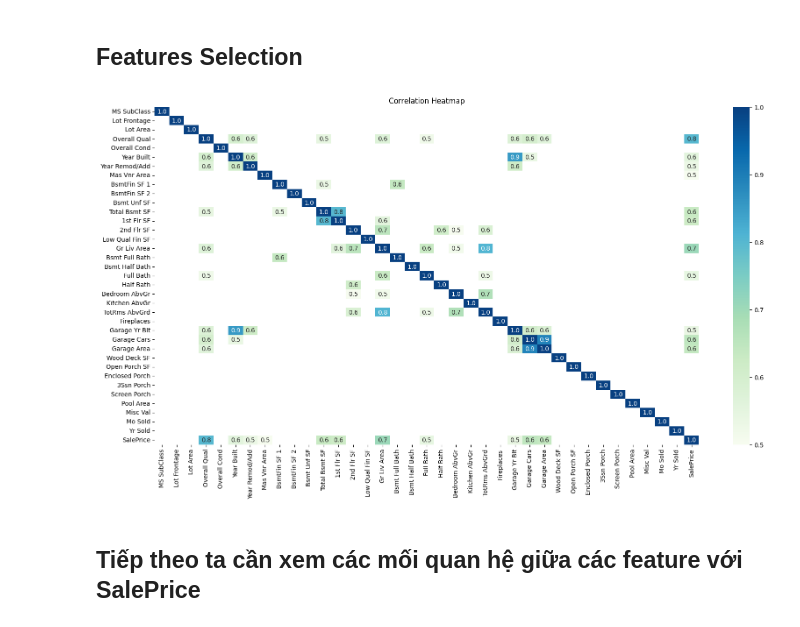
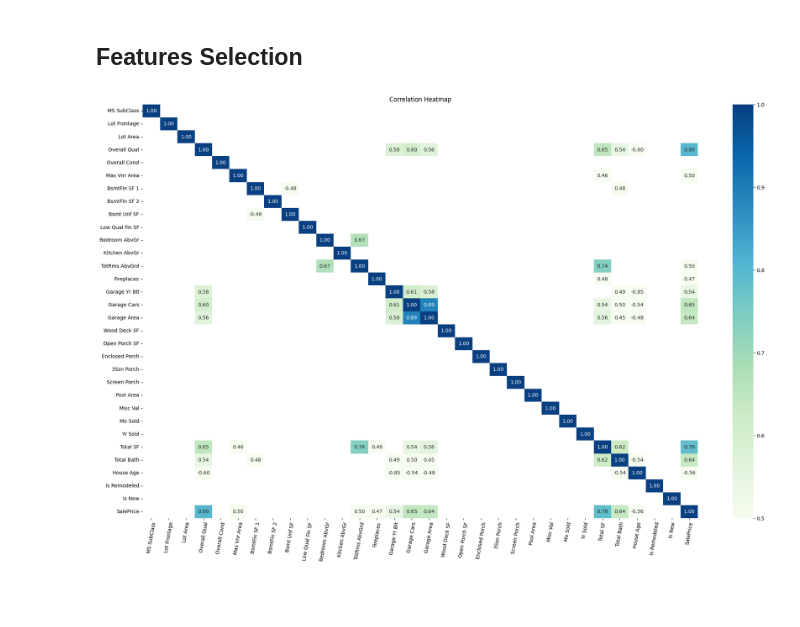
Before and after one commit to quocanh944/AmesHousingML, a Jupyter notebook: final.ipynb, the cells around one changed output. Drawn from its saved outputs; the diff is of its cells as text; code cells hidden in the pictures; blank space fills up the shorter version.

```diff
--- a/final.ipynb
+++ b/final.ipynb
@@ -256,21 +372,38 @@ categorical_features = df.select_dtypes(include=['object'])
+# %%
+df['Total SF'] = df['Total Bsmt SF'] + df['Gr Liv Area'] + df['1st Flr SF'] + df['2nd Flr SF']
+df['Total Bath'] = df['Full Bath'] + df['Bsmt Full Bath'] + 0.5 * (df['Half Bath'] + df['Bsmt Half Bath'])
+df['House Age'] = df['Yr Sold'] - df['Year Built']
+df['Is Remodeled'] = np.where(df['Year Remod/Add'] == df['Year Built'], 0, 1)
+df['Is New'] = np.where(df['Yr Sold'] == df['Year Built'], 1, 0)
+# %%
+df.drop(['Total Bsmt SF', 'Gr Liv Area', '1st Flr SF', '2nd Flr SF'], axis=1, inplace=True)
+df.drop(['Full Bath', 'Bsmt Full Bath', 'Half Bath', 'Bsmt Half Bath'], axis=1, inplace=True)
+df.drop(['Year Built', 'Year Remod/Add'], axis=1, inplace=True)
+# %%
+# Update numerical features and categorical features
+X = df.drop('SalePrice', axis=1)
+y = df['SalePrice']
+# Reorder target features
+df = df[X.columns.to_list() + ['SalePrice']]
+numerical_features = df.select_dtypes(exclude=['object'])
+categorical_features = df.select_dtypes(include=['object'])
 # %% [markdown]
 ## Features Selection
 # %%
 corr_mat = numerical_features.corr()
 
-# Select correlations greater than 0.5
-high_corr_mat = corr_mat[abs(corr_mat) >= 0.5]
+# Select correlations greater than 0.45
+high_corr_mat = corr_mat[abs(corr_mat) >= 0.45]
 
 # Plot correlation heatmap
-plt.figure(figsize=(20, 10))
+plt.figure(figsize=(25, 15))
 sns.heatmap(high_corr_mat,
             annot=True,
-            fmt='.1f',
+            fmt='.2f',
             cmap='GnBu',
             vmin=0.5,
             vmax=1)
+plt.xticks(rotation=80)
 title = plt.title('Correlation Heatmap')
 # %% [output]
-[figure, old version]
+[figure, new version]
-# %% [markdown]
-## Tiếp theo ta cần xem các mối quan hệ giữa các feature với SalePrice
```
Also changed, not shown: parts of 68 cells of this notebook.
